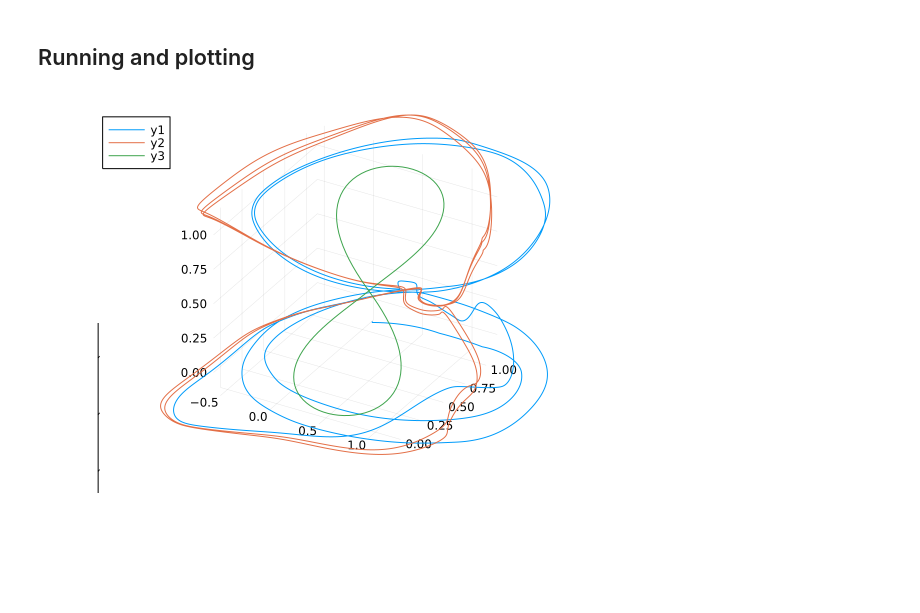
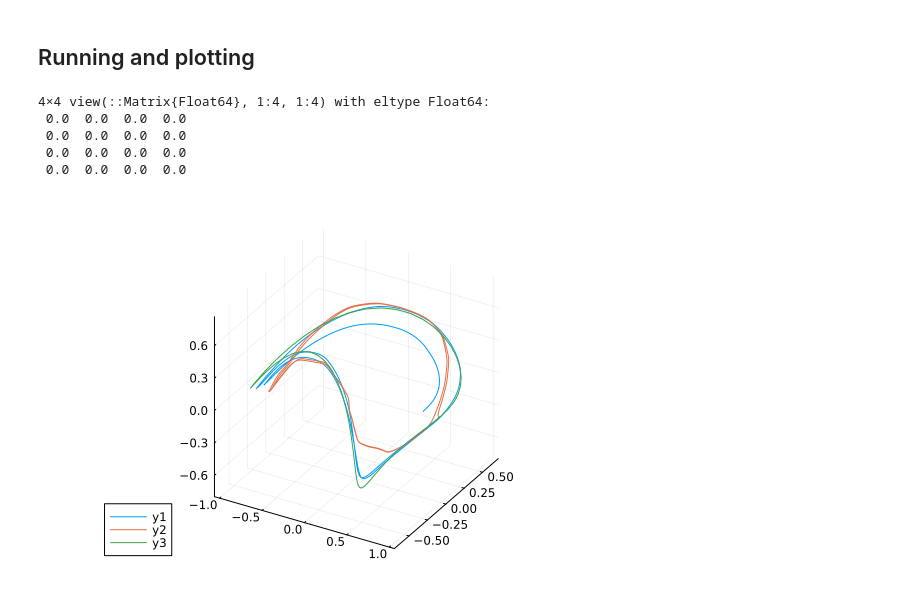
Before and after one commit to arnogranier/ELiSE.jl, a Jupyter notebook: continuous.ipynb, the cells around one changed output. Cells and saved outputs as stored; diff of their text form; code cells hidden in the pictures; blank space fills up the shorter version.

```diff
--- a/continuous.ipynb
+++ b/continuous.ipynb
@@ -38,15 +38,15 @@ Reading target from midi file. We also get the needed number of output neurons (
 #target = t->.5 .+0.4*[.8+(1-cos(t*cfg.dt))*cos(t*cfg.dt), (1-cos(t*cfg.dt))*sin(t*cfg.dt)];
 # %%
 function target(t)
-    t = (t *cfg.dt) % (4*pi)
-    return 0.25*((t<2*pi+cfg.dt) ? [2*(1+sin(t)),1+cos(t),0.5(4+0.5*(t)*(t-2*pi))] : [2*(1-sin(-t)),3-cos(-t),0.5*(4+-0.5*(t-4*pi)*(t-2*pi))]);
+    t = (t *cfg.dt)
+    return [(cos(t)),(sin(t)*cos(t)),.75*(16*sin(t)^3)/16,.75*(0.25+(13*cos(t)-5*cos(2*t)-2*cos(3*t)-cos(4*t))/19)];
 end
 # %% [output]
 target (generic function with 1 method)
 # %%
 using Plots
 T_min::Float64 = 0.
-T_max::Float64 = 4*pi*10 #T_end = size(Target, 2) / cfg.dt - cfg.dt
-p = mapreduce(permutedims,vcat,target.(0:4*pi*10))
-Plots.plot(p[:,1], p[:,2],  p[:,3])
+T_max::Float64 = 2*pi*10 #T_end = size(Target, 2) / cfg.dt - cfg.dt
+p = mapreduce(permutedims,vcat,target.(0:T_max))
+Plots.plot(p[:,1], p[:,2])
 # %% [output]
@@ -56,7 +60,7 @@ Plots.plot(p[:,1], p[:,2],  p[:,3])
 # %% [markdown]
 ## Parameters
 # %%
-N_out::Int = 3
+N_out::Int = 4
 N_latent::Int = 50;
 N::Int = N_out + N_latent;
 (N=N, N_latent=N_latent, N_out=N_out)
@@ -83,15 +87,23 @@ train!(args..., 1000)
 ---
 # %% [markdown]
 ## Running and plotting
+# %%
+W[1:4,1:4].=0
+# %% [output]
+4×4 view(::Matrix{Float64}, 1:4, 1:4) with eltype Float64:
+ 0.0  0.0  0.0  0.0
+ 0.0  0.0  0.0  0.0
+ 0.0  0.0  0.0  0.0
+ 0.0  0.0  0.0  0.0
 # %%
-N_run::Int =5
+N_run::Int =4
 nudge_on_run_nb(n) = n < 2
 r, u, v = run!(args..., N_run, nudge_on_run_nb,record_t=t->true);
 # %%
 using Plots
-Plots.plot(u[1,begin:end÷2], u[2,begin:end÷2], aspect_ratio=1)
-Plots.plot!(u[1,end÷2+1:end], u[2,end÷2+1:end])
+Plots.plot(u[1,begin:end÷2], u[2,begin:end÷2], u[3,begin:end÷2], aspect_ratio=1)
+Plots.plot!(u[1,end÷2+1:end], u[2,end÷2+1:end], u[3,end÷2+1:end])
 p = mapreduce(permutedims,vcat,target.(0:4*pi*10+1))
 Plots.plot!(p[:,1], p[:,2], p[:,3])
 # %% [output]
-[figure, old version]
+[figure, new version]
```
Also changed, not shown: parts of 10 cells of this notebook.
